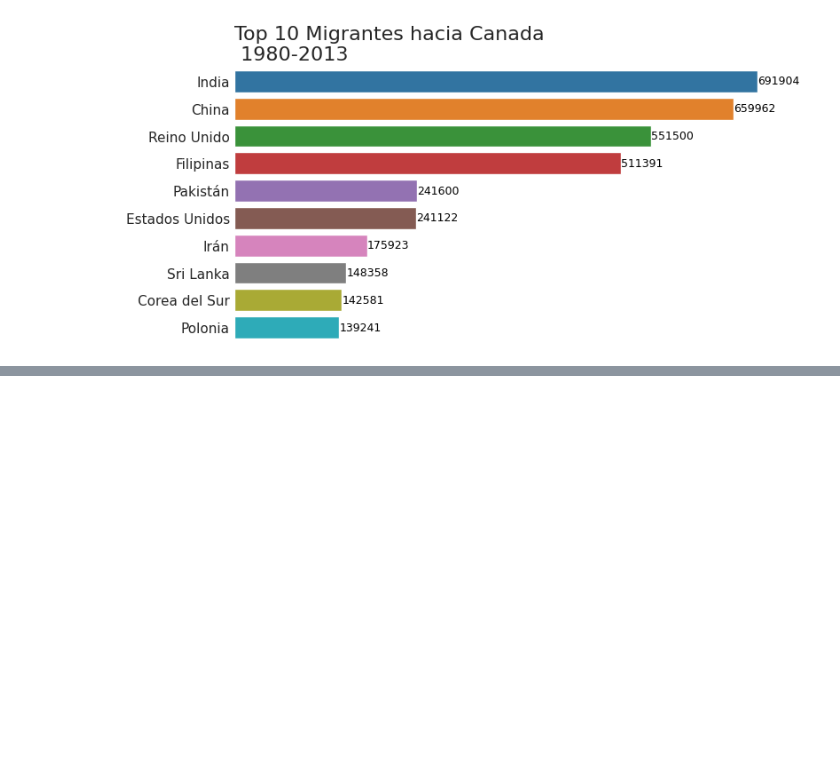
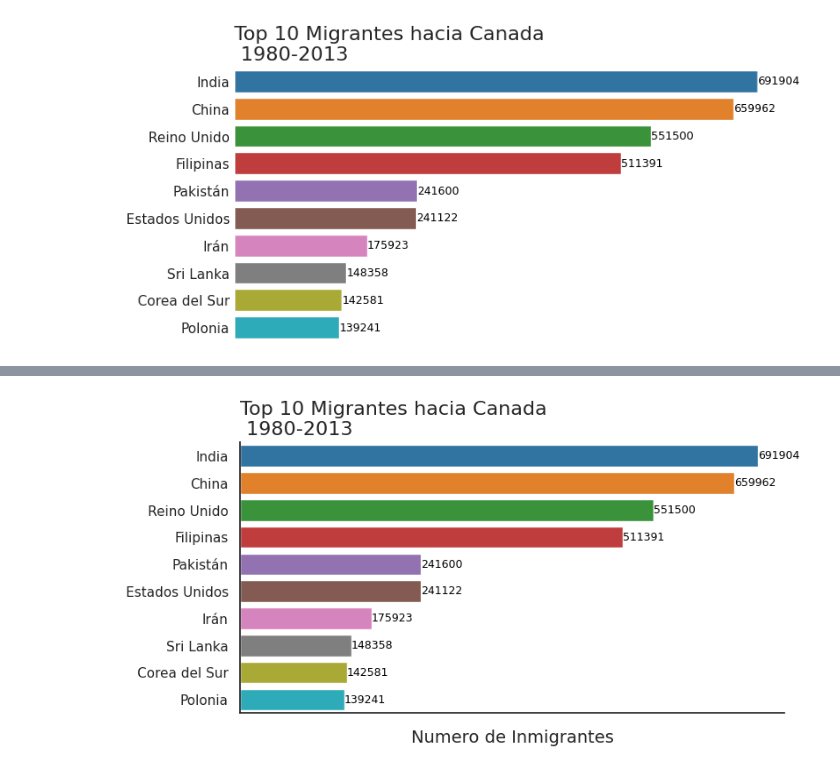
Before and after one commit to duquerson/visualizacion_python, a Jupyter notebook: vizualizacion_python.ipynb, the cells around one changed output, grey strips where cells are left out. Saved outputs shown, nothing was run; the diff lists cells and outputs as text; code cells hidden in the pictures; blank space fills up the shorter version.

```diff
--- a/vizualizacion_python.ipynb
+++ b/vizualizacion_python.ipynb
@@ -476,0 +505,5 @@ generar_grafico('tab10')
+# %%
+sns.set_theme(style='white');
+generar_grafico('tab10')
+# %% [output]
+[figure, added]
```
Also changed, not shown: parts of 10 cells of this notebook.
